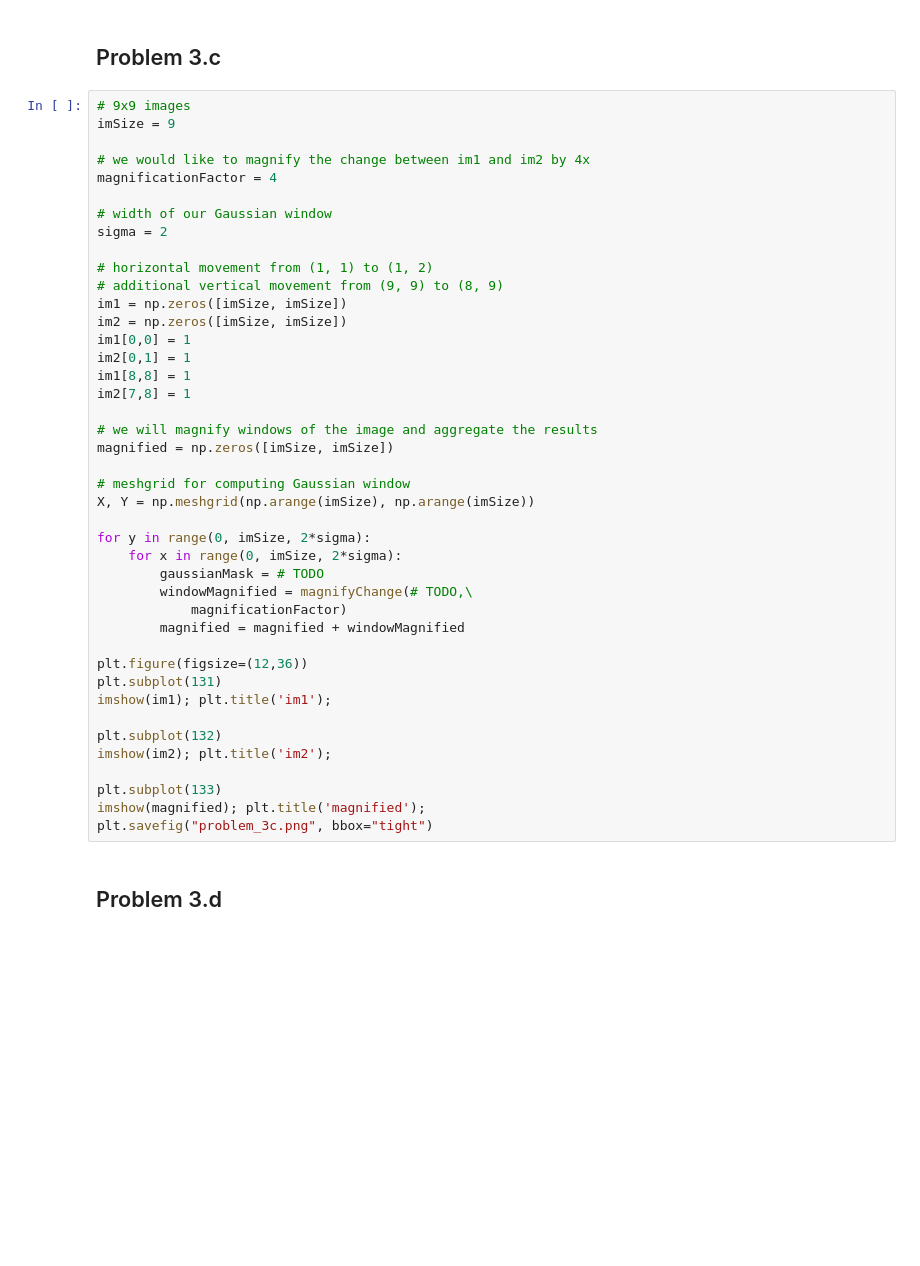
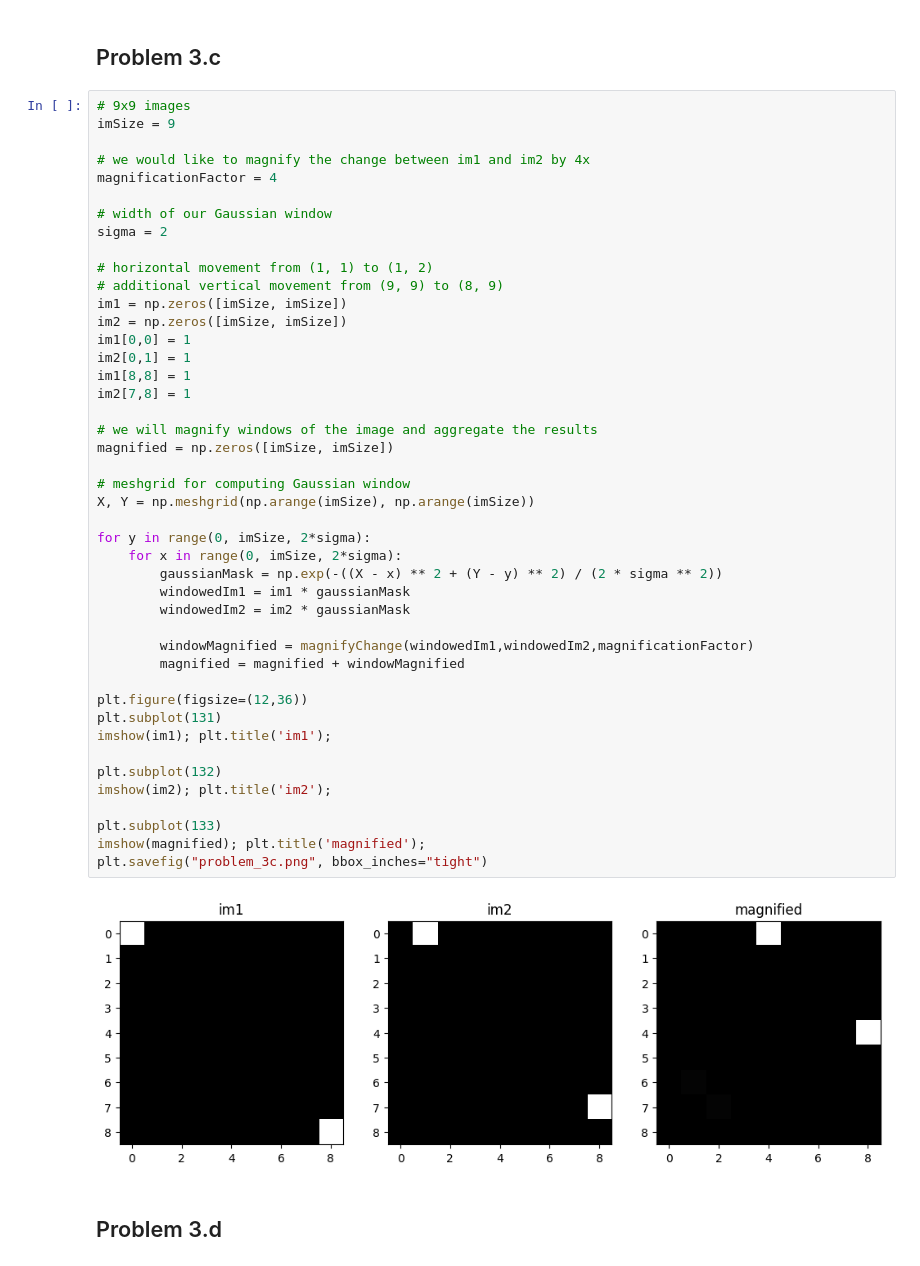
Before and after one commit to suhridgit/6.8300_819_spring_2024, a Jupyter notebook: pset2_2024/pset2_2024.ipynb, the cells around one changed output. Cells and saved outputs as stored; diff of their text form; blank space fills up the shorter version.

```diff
--- a/pset2_2024/pset2_2024.ipynb
+++ b/pset2_2024/pset2_2024.ipynb
@@ -191,37 +211,41 @@ magnificationFactor = 4
 sigma = 2
 
 # horizontal movement from (1, 1) to (1, 2)
 # additional vertical movement from (9, 9) to (8, 9)
 im1 = np.zeros([imSize, imSize])
 im2 = np.zeros([imSize, imSize])
 im1[0,0] = 1
 im2[0,1] = 1
 im1[8,8] = 1
 im2[7,8] = 1
 
 # we will magnify windows of the image and aggregate the results
 magnified = np.zeros([imSize, imSize])
 
 # meshgrid for computing Gaussian window
 X, Y = np.meshgrid(np.arange(imSize), np.arange(imSize))
 
 for y in range(0, imSize, 2*sigma):
     for x in range(0, imSize, 2*sigma):
-        gaussianMask = # TODO
-        windowMagnified = magnifyChange(# TODO,\
-            magnificationFactor)
+        gaussianMask = np.exp(-((X - x) ** 2 + (Y - y) ** 2) / (2 * sigma ** 2))
+        windowedIm1 = im1 * gaussianMask
+        windowedIm2 = im2 * gaussianMask
+
+        windowMagnified = magnifyChange(windowedIm1,windowedIm2,magnificationFactor)
         magnified = magnified + windowMagnified
 
 plt.figure(figsize=(12,36))
 plt.subplot(131)
 imshow(im1); plt.title('im1');
 
 plt.subplot(132)
 imshow(im2); plt.title('im2');
 
 plt.subplot(133)
 imshow(magnified); plt.title('magnified');
-plt.savefig("problem_3c.png", bbox="tight")
+plt.savefig("problem_3c.png", bbox_inches="tight")
+# %% [output]
+[figure, added]
 # %% [markdown]
 ## Problem 3.d
 # %%
```
Also changed, not shown: parts of 14 cells of this notebook, 7 other files.
